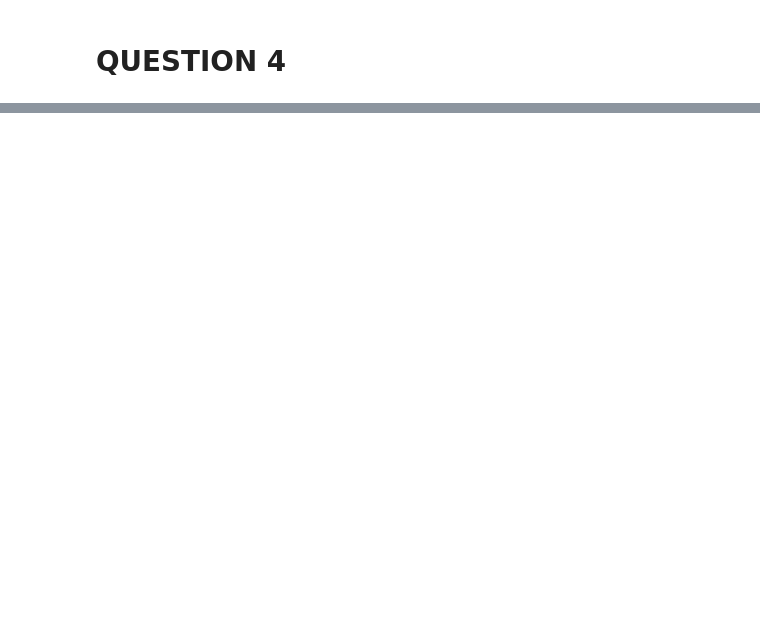
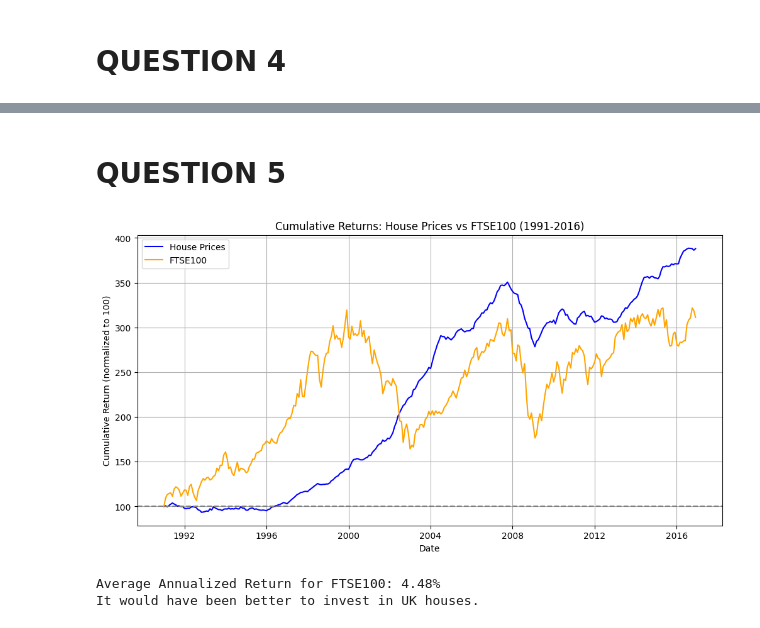
Before and after one commit to Luciefifi/DIAML_3, a Jupyter notebook: lniyomut_DIAML_Assignment3.ipynb, the cells around one changed output, grey strips where cells are left out. Drawn from its saved outputs; the diff is of its cells as text; code cells hidden in the pictures; blank space fills up the shorter version.

```diff
--- a/lniyomut_DIAML_Assignment3.ipynb
+++ b/lniyomut_DIAML_Assignment3.ipynb
@@ -193,0 +281,60 @@ Annualized Return: 5.35%
+# %% [markdown]
+# QUESTION 5
+# %%
+import pandas as pd
+import matplotlib.pyplot as plt
+
+# Load house prices data
+house_prices = pd.read_excel('Monthly Average House Price.xls')
+house_prices['Unnamed: 0'] = pd.to_datetime(house_prices['Unnamed: 0'])
+house_prices.set_index('Unnamed: 0', inplace=True)
+
+# Filter house prices for the date range and create a copy to avoid SettingWithCopyWarning
+house_prices_filtered = house_prices.loc['1991-01-01':'2016-12-31'].copy()
+
+
+# Calculate cumulative returns for house prices
+house_prices_filtered['Cumulative Return'] = (house_prices_filtered['Average House Price'] / house_prices_filtered['Average House Price'].iloc[0]) * 100
+
+# Load FTSE100 data from CSV
+ftse100 = pd.read_csv('FTSE100.csv')
+ftse100['Date'] = pd.to_datetime(ftse100['Date'])
+ftse100.set_index('Date', inplace=True)
+
+# Ensure the index is sorted
+ftse100.sort_index(inplace=True)
+
+# Filter FTSE100 for the same date range and create a copy
+ftse100_filtered = ftse100.loc['1991-01-01':'2016-12-31'].copy()
+
+# Calculate cumulative returns for FTSE100
+ftse100_filtered['Cumulative Return'] = (ftse100_filtered['Adj Close'] / ftse100_filtered['Adj Close'].iloc[0]) * 100
+# print(ftse100_filtered['Cumulative Return'].isnull().values.any())
+# Plotting
+plt.figure(figsize=(12, 6))
+plt.plot(house_prices_filtered.index, house_prices_filtered['Cumulative Return'], label='House Prices', color='blue')
+plt.plot(ftse100_filtered.index, ftse100_filtered['Cumulative Return'], label='FTSE100', color='orange')
+plt.title('Cumulative Returns: House Prices vs FTSE100 (1991-2016)')
+plt.xlabel('Date')
+plt.ylabel('Cumulative Return (normalized to 100)')
+plt.axhline(y=100, color='gray', linestyle='--')  # Line for reference
+plt.legend()
+plt.grid()
+plt.show()
+
+# Calculate average annualized return for FTSE100
+years = (ftse100_filtered.index[-1] - ftse100_filtered.index[0]).days / 365.25
+average_annualized_return = (ftse100_filtered['Adj Close'].iloc[-1] / ftse100_filtered['Adj Close'].iloc[0]) ** (1/years) - 1
+
+# Display the average annualized return
+print(f'Average Annualized Return for FTSE100: {average_annualized_return:.2%}')
+
+# Conclusion
+if average_annualized_return > (house_prices_filtered['Cumulative Return'].iloc[-1] / 100 - 1) / years:
+    print("It would have been better to invest in the UK stock market (FTSE100).")
+else:
+    print("It would have been better to invest in UK houses.")
+# %% [output]
+[figure, added]
+Average Annualized Return for FTSE100: 4.48%
+It would have been better to invest in UK houses.
```
Also changed, not shown: parts of 6 cells of this notebook, 5 other files.
